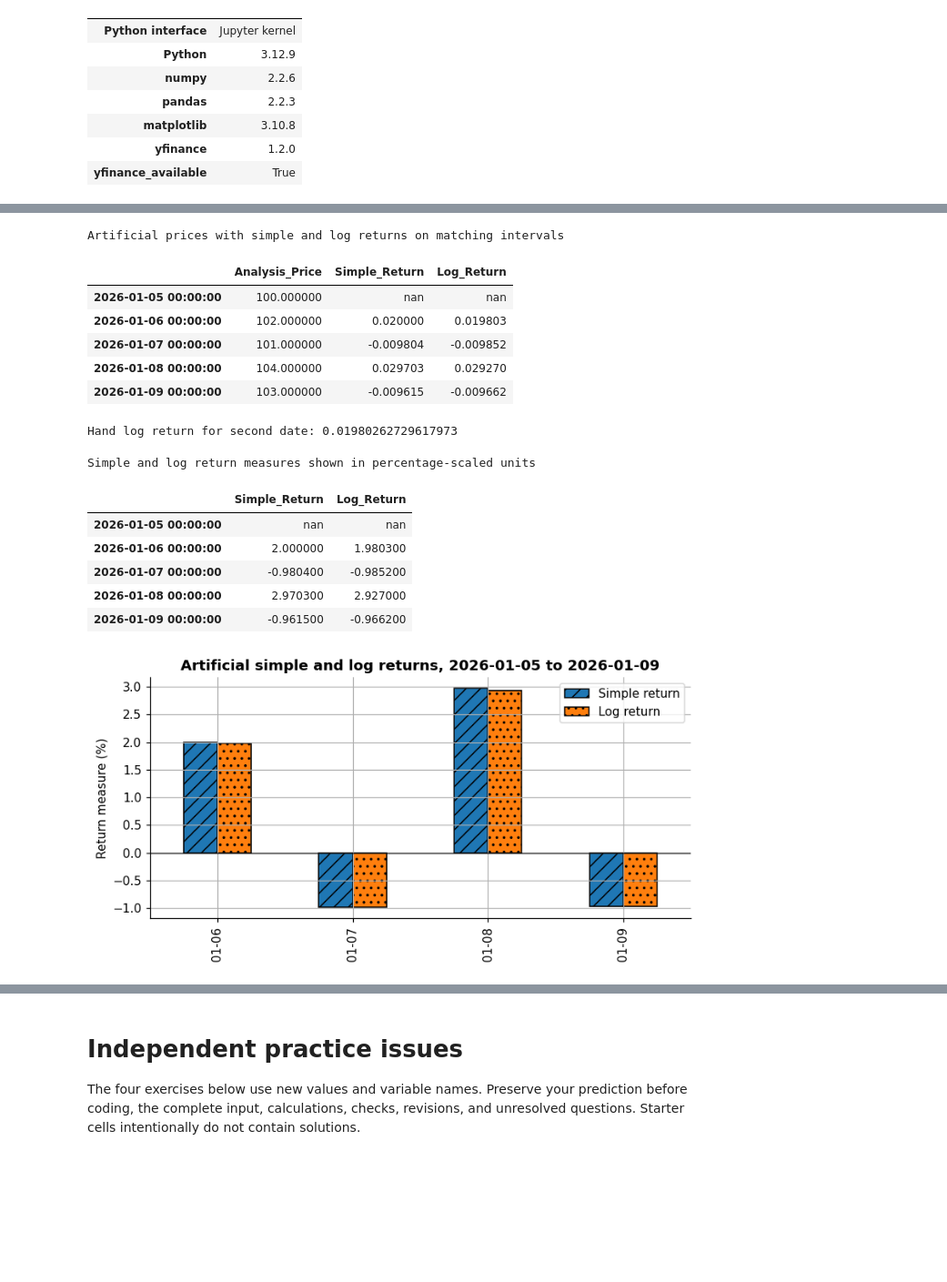
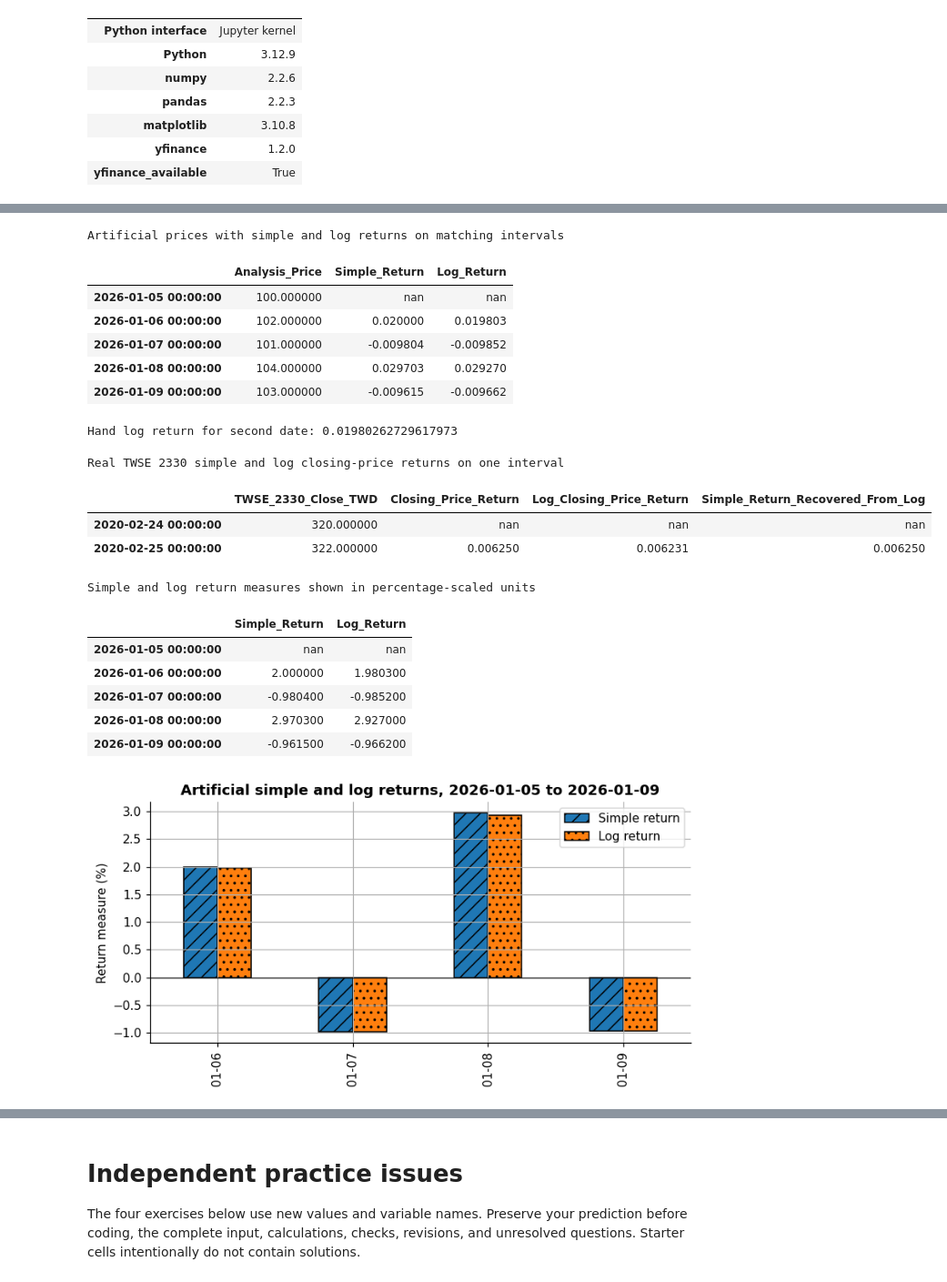
Before and after one commit to KennethWYLee/FinTech, a Jupyter notebook: course/02/week2_main.ipynb, the cells around one changed output, grey strips where cells are left out. Shown at 91% size. Saved outputs shown, nothing was run; the diff lists cells and outputs as text; code cells hidden in the pictures; blank space fills up the shorter version.

```diff
--- a/course/02/week2_main.ipynb
+++ b/course/02/week2_main.ipynb
@@ -197,6 +197,14 @@ plt.rcParams.update(
     }
 )
 
+
+def show_figure_with_alt_text(figure, alt_text):
+    # Display one matplotlib figure with alternative text in notebook output.
+    if not isinstance(alt_text, str) or not alt_text.strip():
+        raise ValueError("Figure alternative text must be a nonempty string.")
+    display(figure, metadata={"image/png": {"alt": alt_text.strip()}})
+    plt.close(figure)
+
 environment = pd.Series(
     {
         "Python interface": "Jupyter kernel",
@@ -1349,45 +1760,74 @@ display(
 
 hand_log_return = np.log(102.0 / 100.0)
 print("Hand log return for second date:", hand_log_return)
+
+twse_2330_log_return = np.log(twse_2330_simple_case).diff().rename(
+    "Log_Closing_Price_Return"
+)
+twse_2330_log_table = pd.concat(
+    [twse_2330_simple_case, twse_2330_simple_return, twse_2330_log_return],
+    axis=1,
+)
+twse_2330_log_table["Simple_Return_Recovered_From_Log"] = np.expm1(
+    twse_2330_log_table["Log_Closing_Price_Return"]
+)
+display(
+    twse_2330_log_table.round(8).style.set_caption(
+        "Real TWSE 2330 simple and log closing-price returns on one interval"
+    )
+)
 
 return_comparison_percent = pd.concat([simple_return, log_return], axis=1).mul(100)
 display(
     return_comparison_percent.round(4).style.set_caption(
         "Simple and log return measures shown in percentage-scaled units"
     )
 )
 return_comparison_plot = return_comparison_percent.dropna().copy()
 return_comparison_plot.index = return_comparison_plot.index.strftime("%m-%d")
 return_comparison_plot.columns = ["Simple return", "Log return"]
 ax = return_comparison_plot.plot(kind="bar", edgecolor="black")
 for patch_number, bar in enumerate(ax.patches):
     bar.set_hatch("//" if patch_number < len(return_comparison_plot) else "..")
 ax.axhline(0, color="black", linewidth=0.8, label="_nolegend_")
 ax.set_ylabel("Return measure (%)")
 ax.set_title("Artificial simple and log returns, 2026-01-05 to 2026-01-09")
 ax.legend()
 plt.tight_layout()
-plt.show()
+show_figure_with_alt_text(
+    ax.figure,
+    "Grouped bars compare artificial simple and log returns on four matching intervals; "
+    "each log return is close to but not equal to its simple return.",
+)
 
 assert pd.isna(log_return.iloc[0])
 assert np.isclose(log_return.iloc[1], hand_log_return)
 assert log_return.notna().sum() == 4
+assert np.isclose(twse_2330_log_return.iloc[1], np.log(322.0 / 320.0))
+assert np.isclose(
+    twse_2330_log_table["Simple_Return_Recovered_From_Log"].iloc[1],
+    322.0 / 320.0 - 1,
+)
 # %% [output]
 Artificial prices with simple and log returns on matching intervals
 |  | Analysis_Price | Simple_Return | Log_Return |
 | 2026-01-05 00:00:00 | 100.000000 | nan | nan |
 | 2026-01-06 00:00:00 | 102.000000 | 0.020000 | 0.019803 |
 | 2026-01-07 00:00:00 | 101.000000 | -0.009804 | -0.009852 |
 | 2026-01-08 00:00:00 | 104.000000 | 0.029703 | 0.029270 |
 | 2026-01-09 00:00:00 | 103.000000 | -0.009615 | -0.009662 |
 Hand log return for second date: 0.01980262729617973
-Simple and log return measures shown in percentage-scaled units
+Real TWSE 2330 simple and log closing-price returns on one interval
-|  | Simple_Return | Log_Return |
-| 2026-01-05 00:00:00 | nan | nan |
-| 2026-01-06 00:00:00 | 2.000000 | 1.980300 |
-| 2026-01-07 00:00:00 | -0.980400 | -0.985200 |
-| 2026-01-08 00:00:00 | 2.970300 | 2.927000 |
-| 2026-01-09 00:00:00 | -0.961500 | -0.966200 |
+|  | TWSE_2330_Close_TWD | Closing_Price_Return | Log_Closing_Price_Return | Simple_Return_Recovered_From_Log |
+| 2020-02-24 00:00:00 | 320.000000 | nan | nan | nan |
+| 2020-02-25 00:00:00 | 322.000000 | 0.006250 | 0.006231 | 0.006250 |
+Simple and log return measures shown in percentage-scaled units
+|  | Simple_Return | Log_Return |
+| 2026-01-05 00:00:00 | nan | nan |
+| 2026-01-06 00:00:00 | 2.000000 | 1.980300 |
+| 2026-01-07 00:00:00 | -0.980400 | -0.985200 |
+| 2026-01-08 00:00:00 | 2.970300 | 2.927000 |
+| 2026-01-09 00:00:00 | -0.961500 | -0.966200 |
 [figure]
 # %% [markdown]
 ### Interpret the output
```
Also changed, not shown: parts of 64 cells of this notebook.
